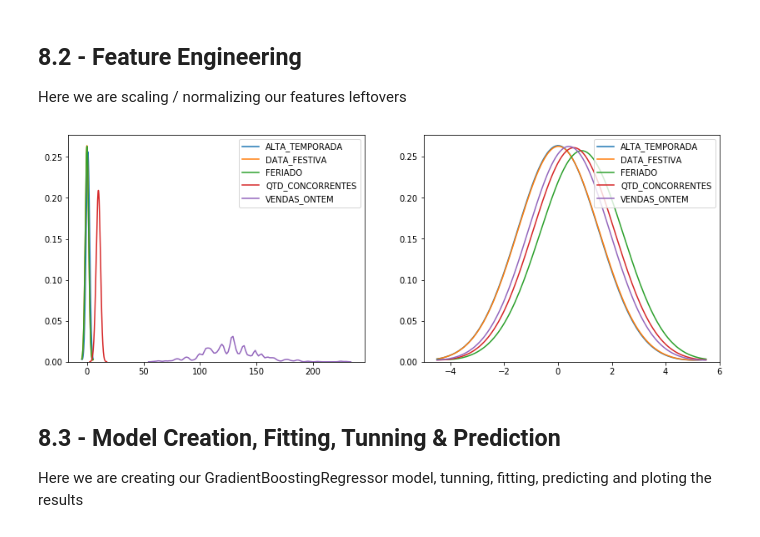
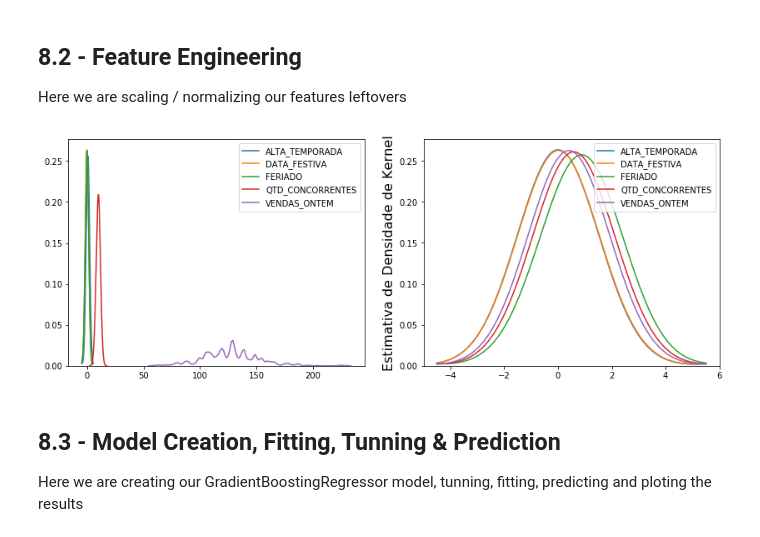
Before and after one commit to LuisValgoi/predia, a Jupyter notebook: notebook/model.ipynb, the cells around one changed output. Cells and saved outputs as stored; diff of their text form; code cells hidden in the pictures.

```diff
--- a/notebook/model.ipynb
+++ b/notebook/model.ipynb
@@ -135,10 +135,12 @@ fig, (ax1, ax2) = plt.subplots(ncols=2, figsize=(14, 5))
 for i in range(len(leftovers)):
     column = leftovers[i]
     sns.kdeplot(X_lstm[column], bw=1.5, ax=ax1)
+    plt.ylabel('Estimativa de Densidade de Kernel', fontsize=16)
 
 for j in range(len(leftovers)):
     column = leftovers[j]
     sns.kdeplot(scaled_X_train[column], bw=1.5, ax=ax2)
+    plt.ylabel('Estimativa de Densidade de Kernel', fontsize=16)
 
 plt.show()
 # %% [output]
@@ -314,22 +316,24 @@ Here we are scaling / normalizing our features leftovers
 # %%
 from sklearn import metrics
 from sklearn.model_selection import cross_val_score
 
 # plot scaling
 scaled_X_train = pd.DataFrame(X_train, columns=leftovers)
 fig, (ax1, ax2) = plt.subplots(ncols=2, figsize=(14, 5))
 
 for i in range(len(leftovers)):
     column = leftovers[i]
     sns.kdeplot(X_gb[column], bw=1.5, ax=ax1)
+    plt.ylabel('Estimativa de Densidade de Kernel', fontsize=16)
 
 for j in range(len(leftovers)):
     column = leftovers[j]
     sns.kdeplot(scaled_X_train[column], bw=1.5, ax=ax2)
+    plt.ylabel('Estimativa de Densidade de Kernel', fontsize=16)
 
 plt.show()
 # %% [output]
-[figure, old version]
+[figure, new version]
 # %% [markdown]
 ## 8.3 - Model Creation, Fitting, Tunning & Prediction
 
```
Also changed, not shown: parts of 5 cells of this notebook.
